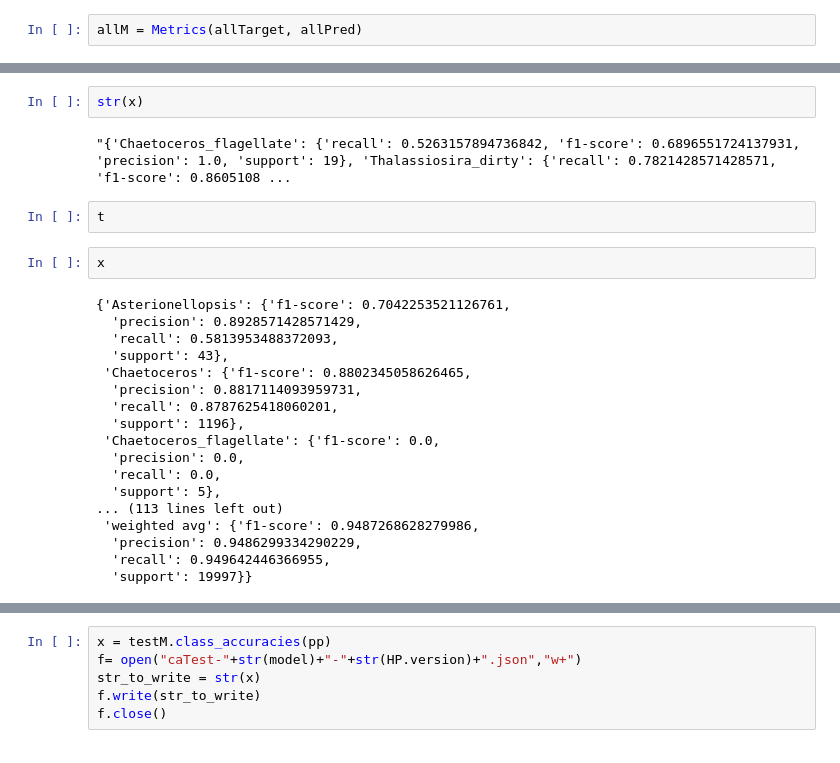
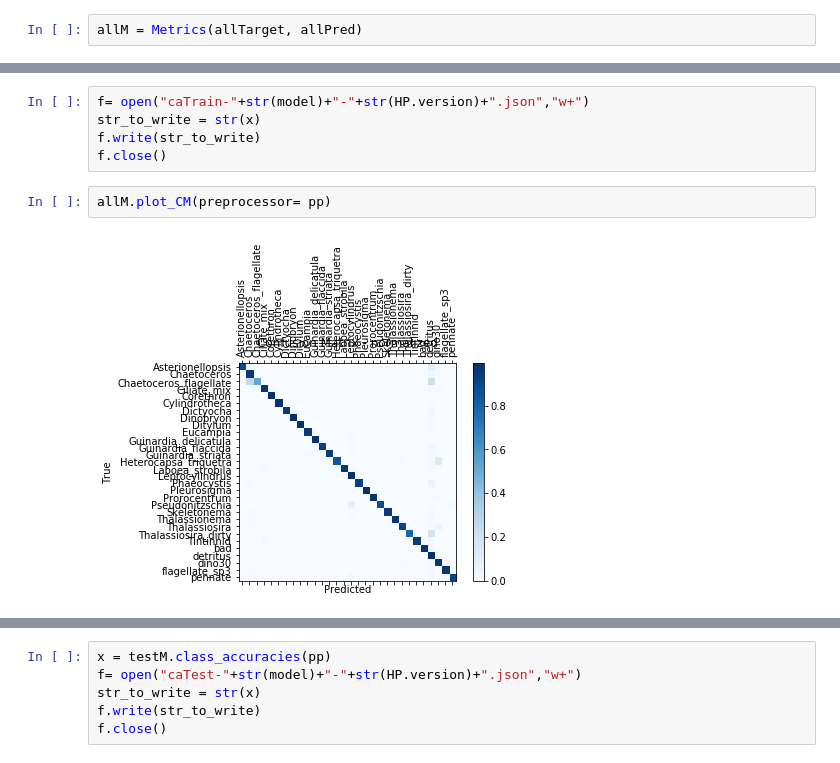
Before and after one commit to Saadmaghani/urfp-hab-plankton, a Jupyter notebook: main.ipynb, the cells around one changed output, grey strips where cells are left out. Saved outputs shown, nothing was run; the diff lists cells and outputs as text.

Commit message:
caTrain

```diff
--- a/main.ipynb
+++ b/main.ipynb
@@ -81,26 +99,9 @@ x = allM.class_accuracies(pp)
-# %%
-str(x)
-# %% [output]
-"{'Chaetoceros_flagellate': {'recall': 0.5263157894736842, 'f1-score': 0.6896551724137931, 'precision': 1.0, 'support': 19}, 'Thalassiosira_dirty': {'recall': 0.7821428571428571, 'f1-score': 0.8605108 ...
-# %%
-t
-# %%
-x
-# %% [output]
-{'Asterionellopsis': {'f1-score': 0.7042253521126761,
-  'precision': 0.8928571428571429,
-  'recall': 0.5813953488372093,
-  'support': 43},
- 'Chaetoceros': {'f1-score': 0.8802345058626465,
-  'precision': 0.8817114093959731,
-  'recall': 0.8787625418060201,
-  'support': 1196},
- 'Chaetoceros_flagellate': {'f1-score': 0.0,
-  'precision': 0.0,
-  'recall': 0.0,
-  'support': 5},
-... (113 lines left out)
- 'weighted avg': {'f1-score': 0.9487268628279986,
-  'precision': 0.9486299334290229,
-  'recall': 0.949642446366955,
-  'support': 19997}}
+# %%
+f= open("caTrain-"+str(model)+"-"+str(HP.version)+".json","w+")
+str_to_write = str(x)
+f.write(str_to_write)
+f.close()
+# %%
+allM.plot_CM(preprocessor= pp)
+# %% [output]
+[figure, added]
```
Also changed, not shown: parts of 2 cells of this notebook, 2 other files.
